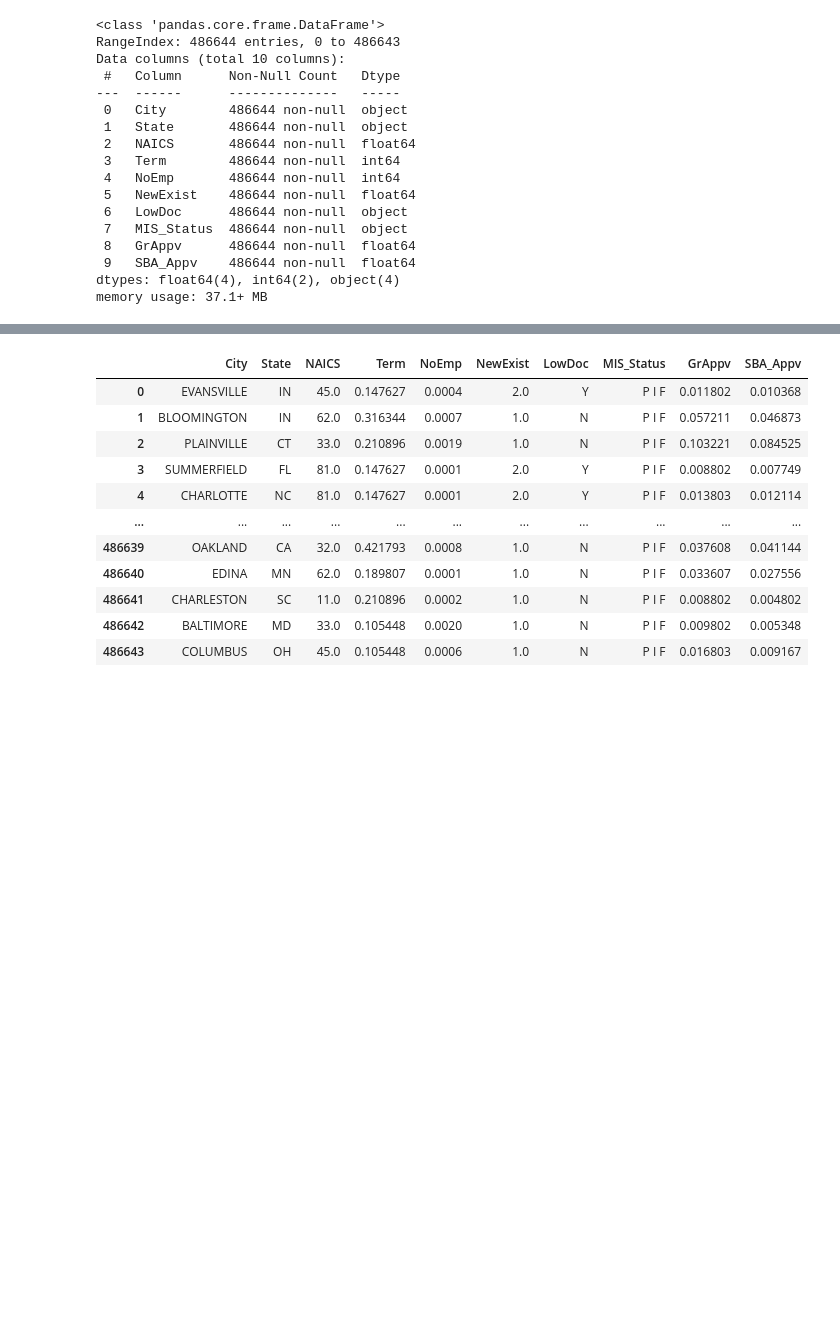
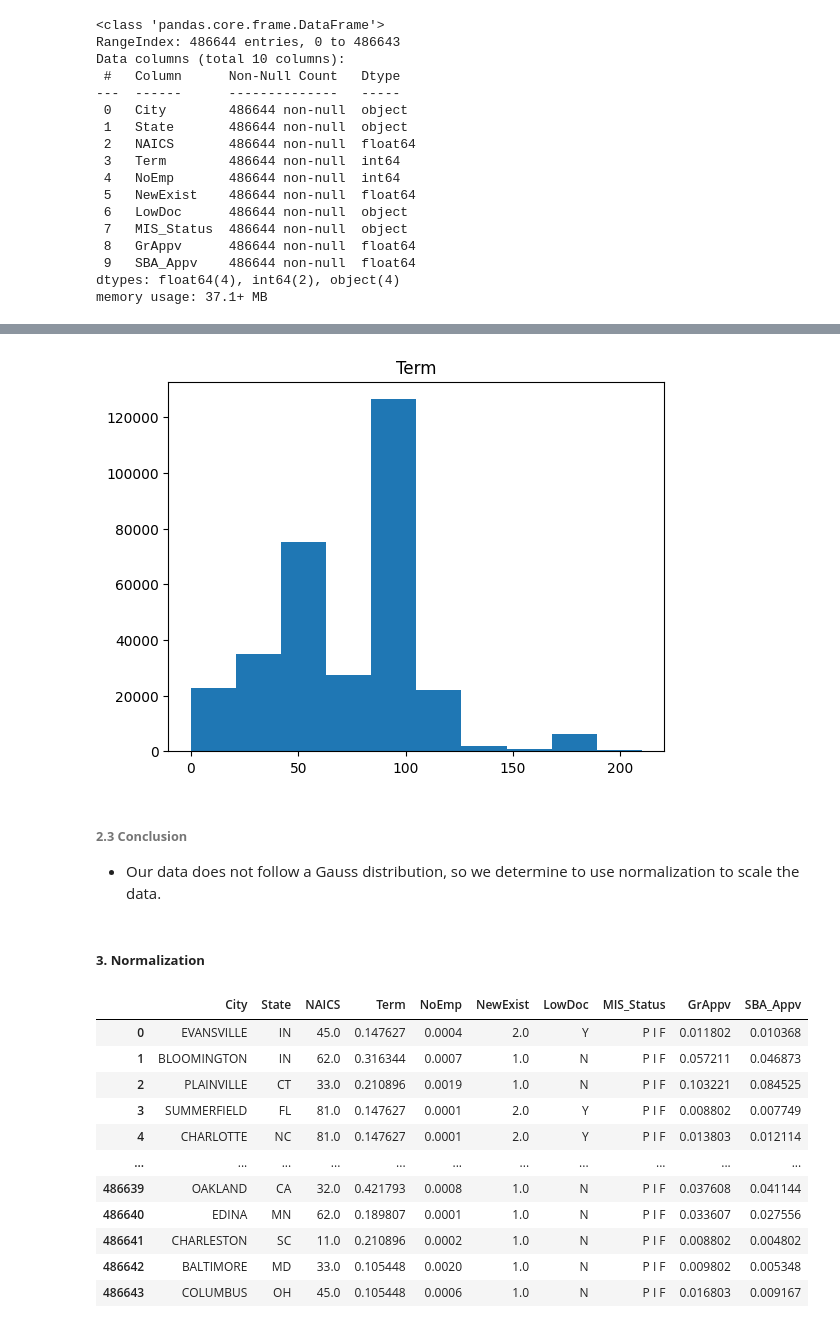
Before and after one commit to sehilnlf/LoanClassification, a Jupyter notebook: Normalization.ipynb, the cells around one changed output, grey strips where cells are left out. Saved outputs shown, nothing was run; the diff lists cells and outputs as text; code cells hidden in the pictures; blank space fills up the shorter version.

```diff
--- a/Normalization.ipynb
+++ b/Normalization.ipynb
@@ -72,3 +147,12 @@ box
+# %%
+histogram(filtered_data, 'Term', 10)
+# %% [output]
+[figure, added]
+# %% [markdown]
+###### **2.3 Conclusion**
+- Our data does not follow a Gauss distribution, so we determine to use normalization to scale the data.
+# %% [markdown]
+##### **3. Normalization**
 # %%
 box = [
  'Term',
```
Also changed, not shown: parts of 12 cells of this notebook.
